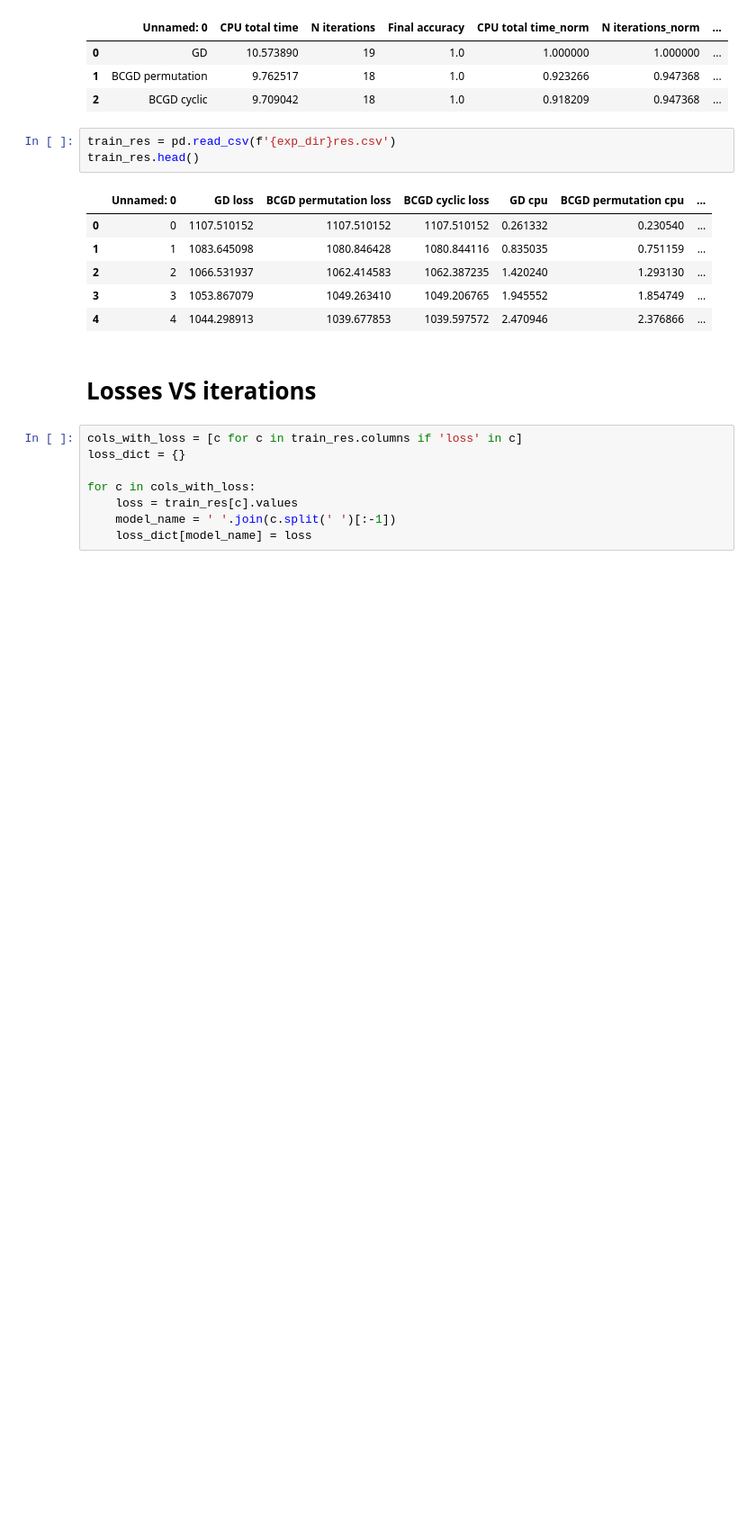
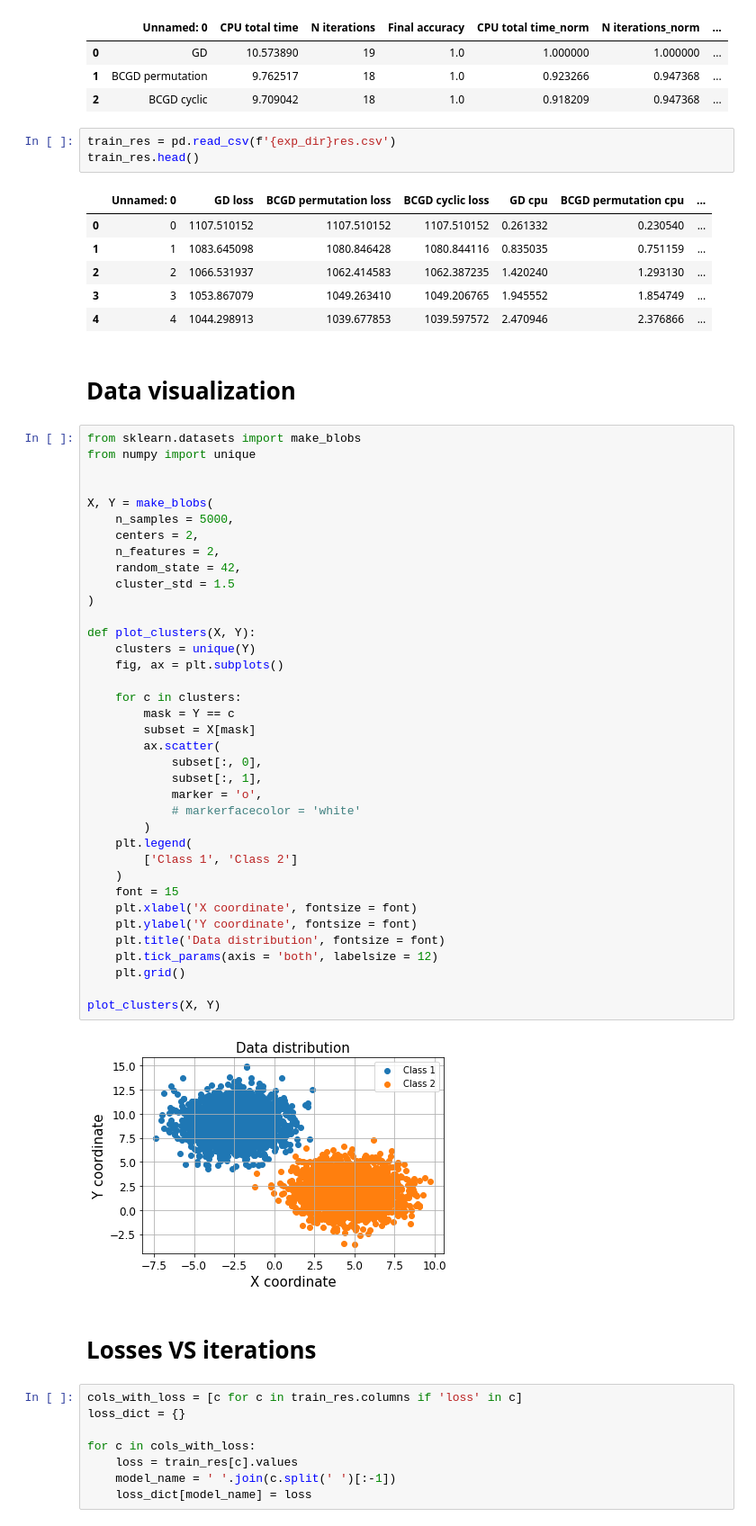
Before and after one commit to PashaIanko/Semi-Supervised-Labelling, a Jupyter notebook: model_evaluation.ipynb, the cells around one changed output. Shown at 90% size. Saved outputs shown, nothing was run; the diff lists cells and outputs as text; blank space fills up the shorter version.

Commit message:
added clusters visualization

```diff
--- a/model_evaluation.ipynb
+++ b/model_evaluation.ipynb
@@ -47,6 +47,47 @@ train_res.head()
 | 2 | 2 | 1066.531937 | 1062.414583 | 1062.387235 | 1.420240 | 1.293130 | ... |
 | 3 | 3 | 1053.867079 | 1049.263410 | 1049.206765 | 1.945552 | 1.854749 | ... |
 | 4 | 4 | 1044.298913 | 1039.677853 | 1039.597572 | 2.470946 | 2.376866 | ... |
+# %% [markdown]
+# Data visualization
+# %%
+from sklearn.datasets import make_blobs
+from numpy import unique
+
+
+X, Y = make_blobs(
+    n_samples = 5000,
+    centers = 2,
+    n_features = 2,
+    random_state = 42,
+    cluster_std = 1.5
+)
+
+def plot_clusters(X, Y):
+    clusters = unique(Y)
+    fig, ax = plt.subplots()
+
+    for c in clusters:
+        mask = Y == c
+        subset = X[mask]
+        ax.scatter(
+            subset[:, 0],
+            subset[:, 1],
+            marker = 'o',
+            # markerfacecolor = 'white'
+        )
+    plt.legend(
+        ['Class 1', 'Class 2']
+    )
+    font = 15
+    plt.xlabel('X coordinate', fontsize = font)
+    plt.ylabel('Y coordinate', fontsize = font)
+    plt.title('Data distribution', fontsize = font)
+    plt.tick_params(axis = 'both', labelsize = 12)
+    plt.grid()
+
+plot_clusters(X, Y)
+# %% [output]
+[figure, added]
 # %% [markdown]
 # Losses VS iterations
 # %%
```
Also changed, not shown: parts of 1 cell of this notebook.
